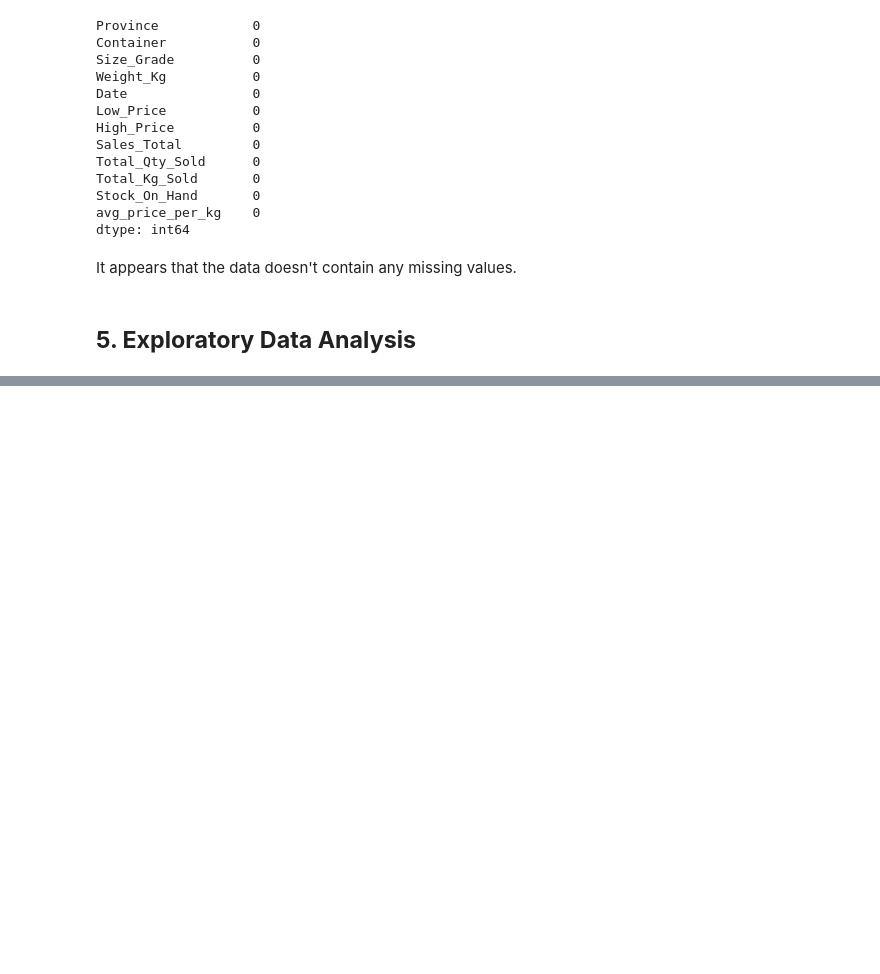
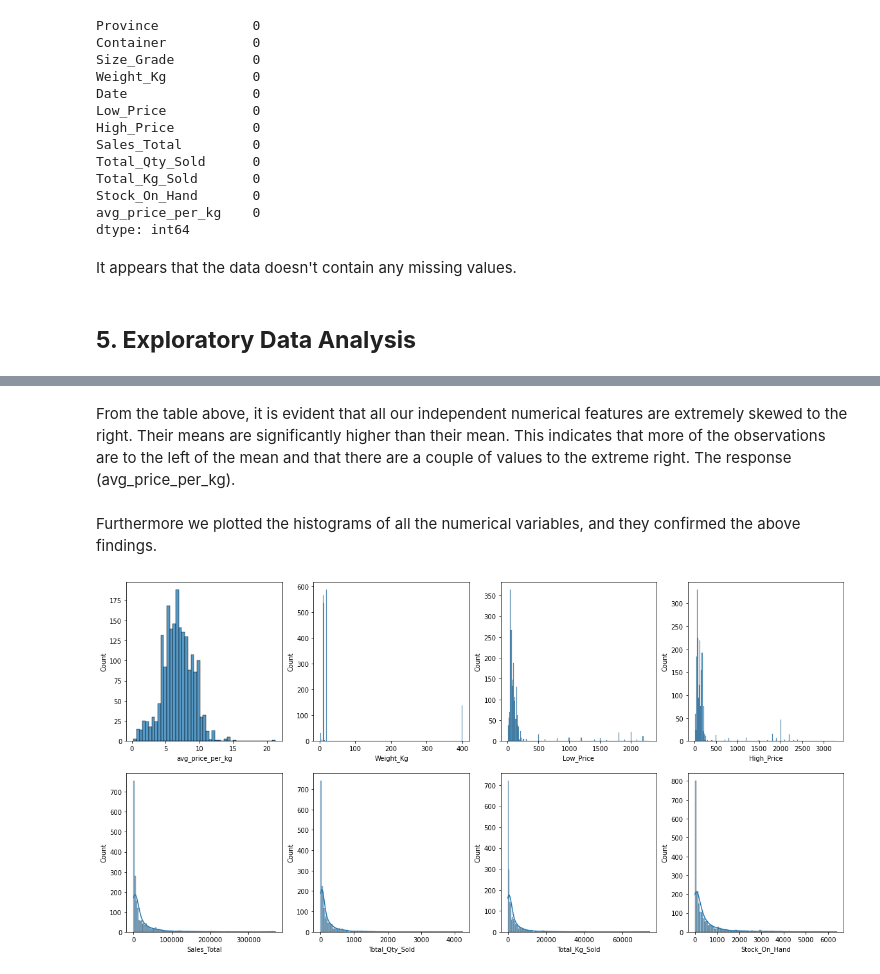
Before and after one commit to nkonyanihlulani/Team_7_regression, a Jupyter notebook: team_7.ipynb, the cells around one changed output, grey strips where cells are left out. Drawn from its saved outputs; the diff is of its cells as text; code cells hidden in the pictures; blank space fills up the shorter version.

Commit message:
Added a few figures

```diff
--- a/team_7.ipynb
+++ b/team_7.ipynb
@@ -85,0 +100,20 @@ g.map(sns.scatterplot)"""
+# %% [markdown]
+From the table above, it is evident that all our independent numerical features are extremely skewed to the right. Their means are significantly higher than their mean. This indicates that more of the observations are to the left of the mean and that there are a couple of values to the extreme right. The response (avg_price_per_kg).
+# %% [markdown]
+Furthermore we plotted the histograms of all the numerical variables, and they confirmed the above findings.
+# %%
+
+fig, axs = plt.subplots(2, 4, figsize=(20, 10))
+
+sns.histplot(train.avg_price_per_kg,ax=axs[0,0])
+sns.histplot(train.Weight_Kg,ax=axs[0,1])
+sns.histplot(train.Low_Price,ax=axs[0,2])
+sns.histplot(train.High_Price,ax=axs[0,3])
+sns.histplot(train.Sales_Total,kde=True,ax=axs[1,0])
+sns.histplot(train.Total_Qty_Sold,kde=True,ax=axs[1,1])
+sns.histplot(train.Total_Kg_Sold,kde=True,ax=axs[1,2])
+sns.histplot(train.Stock_On_Hand,kde=True,ax=axs[1,3])
+
+plt.show()
+# %% [output]
+[figure, added]
```
Also changed, not shown: parts of 9 cells of this notebook, 1 other file.
